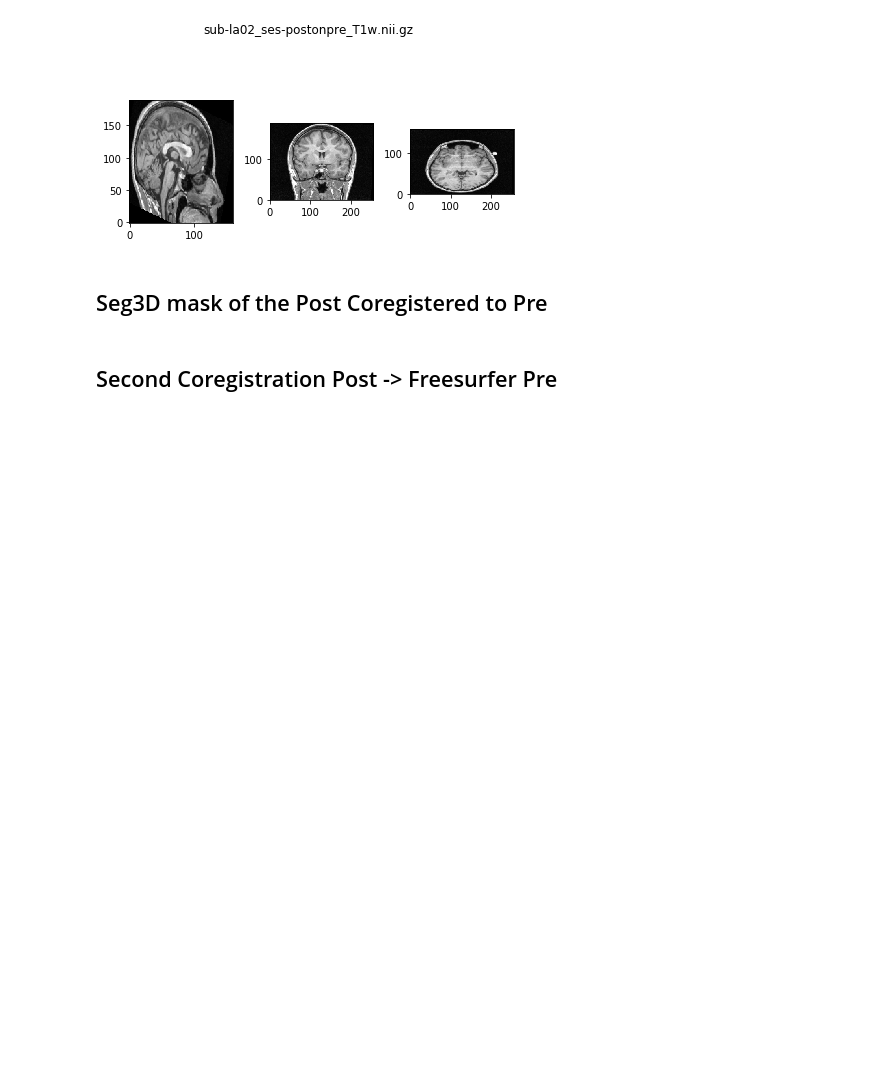
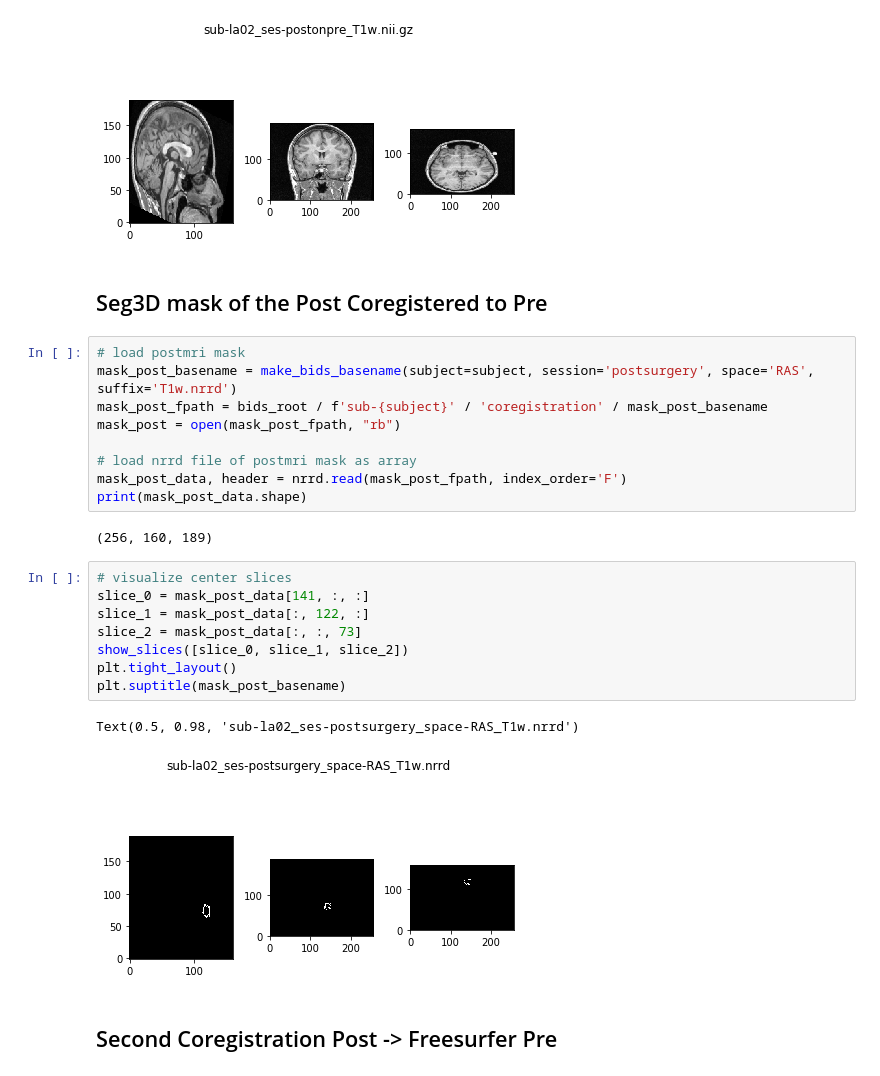
Before and after one commit to adam2392/ears, a Jupyter notebook: notebooks/validation_of_postsurgicalmasking.ipynb, the cells around one changed output. Saved outputs shown, nothing was run; the diff lists cells and outputs as text; blank space fills up the shorter version.

```diff
--- a/notebooks/validation_of_postsurgicalmasking.ipynb
+++ b/notebooks/validation_of_postsurgicalmasking.ipynb
@@ -183,6 +194,28 @@ Text(0.5, 0.98, 'sub-la02_ses-postonpre_T1w.nii.gz')
 [figure]
 # %% [markdown]
 ## Seg3D mask of the Post Coregistered to Pre
+# %%
+# load postmri mask
+mask_post_basename = make_bids_basename(subject=subject, session='postsurgery', space='RAS', suffix='T1w.nrrd')
+mask_post_fpath = bids_root / f'sub-{subject}' / 'coregistration' / mask_post_basename
+mask_post = open(mask_post_fpath, "rb")
+
+# load nrrd file of postmri mask as array
+mask_post_data, header = nrrd.read(mask_post_fpath, index_order='F')
+print(mask_post_data.shape)
+# %% [output]
+(256, 160, 189)
+# %%
+# visualize center slices
+slice_0 = mask_post_data[141, :, :]
+slice_1 = mask_post_data[:, 122, :]
+slice_2 = mask_post_data[:, :, 73]
+show_slices([slice_0, slice_1, slice_2])
+plt.tight_layout()
+plt.suptitle(mask_post_basename)
+# %% [output]
+Text(0.5, 0.98, 'sub-la02_ses-postsurgery_space-RAS_T1w.nrrd')
+[figure, added]
 # %% [markdown]
 ## Second Coregistration Post -> Freesurfer Pre
 # %% [markdown]
```
Also changed, not shown: parts of 5 cells of this notebook.
